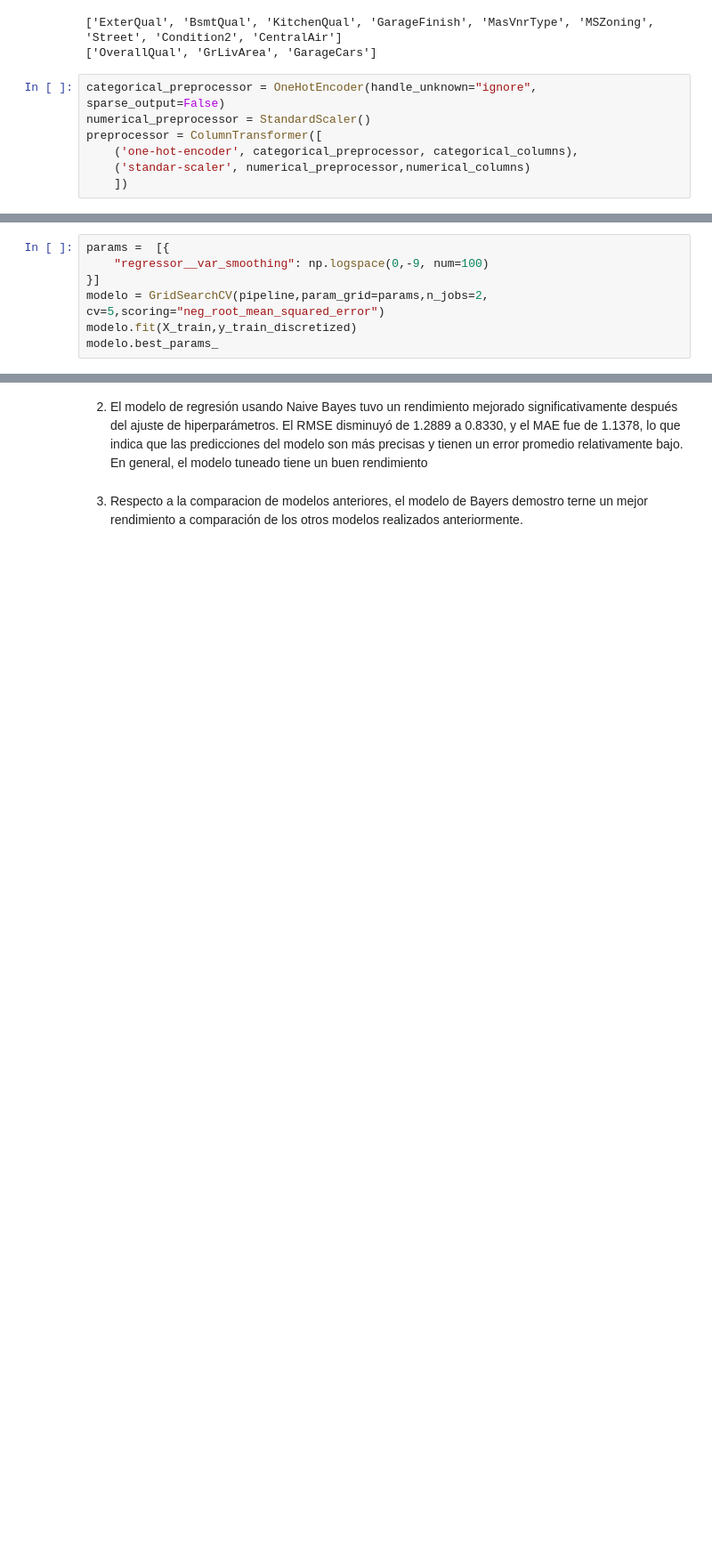
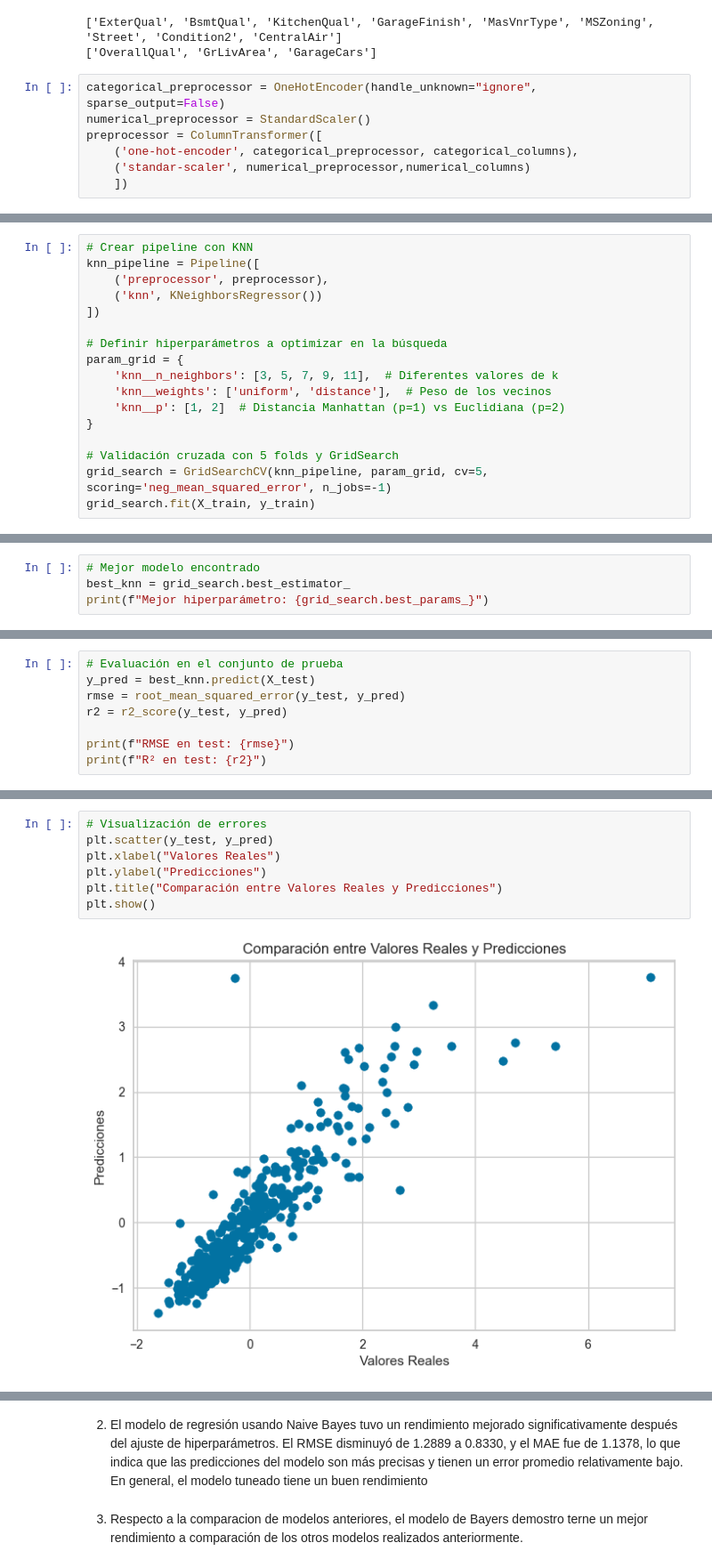
Before and after one commit to SebastianUVG/HT6_KNN, a Jupyter notebook: HT6.ipynb, the cells around one changed output, grey strips where cells are left out. Shown at 89% size. Saved outputs shown, nothing was run; the diff lists cells and outputs as text; blank space fills up the shorter version.

```diff
--- a/HT6.ipynb
+++ b/HT6.ipynb
@@ -740,7 +661,0 @@ rmse_test
-# %%
-params =  [{
-    "regressor__var_smoothing": np.logspace(0,-9, num=100)
-}]
-modelo = GridSearchCV(pipeline,param_grid=params,n_jobs=2, cv=5,scoring="neg_root_mean_squared_error")
-modelo.fit(X_train,y_train_discretized)
-modelo.best_params_
@@ -811,0 +662,17 @@ Mean Absolute Error (MAE): 1.1377920494233433
+# %%
+# Crear pipeline con KNN
+knn_pipeline = Pipeline([
+    ('preprocessor', preprocessor),
+    ('knn', KNeighborsRegressor())
+])
+
+# Definir hiperparámetros a optimizar en la búsqueda
+param_grid = {
+    'knn__n_neighbors': [3, 5, 7, 9, 11],  # Diferentes valores de k
+    'knn__weights': ['uniform', 'distance'],  # Peso de los vecinos
+    'knn__p': [1, 2]  # Distancia Manhattan (p=1) vs Euclidiana (p=2)
+}
+
+# Validación cruzada con 5 folds y GridSearch
+grid_search = GridSearchCV(knn_pipeline, param_grid, cv=5, scoring='neg_mean_squared_error', n_jobs=-1)
+grid_search.fit(X_train, y_train)
@@ -811,0 +697,4 @@ Mean Absolute Error (MAE): 1.1377920494233433
+# %%
+# Mejor modelo encontrado
+best_knn = grid_search.best_estimator_
+print(f"Mejor hiperparámetro: {grid_search.best_params_}")
@@ -811,0 +703,8 @@ Mean Absolute Error (MAE): 1.1377920494233433
+# %%
+# Evaluación en el conjunto de prueba
+y_pred = best_knn.predict(X_test)
+rmse = root_mean_squared_error(y_test, y_pred)
+r2 = r2_score(y_test, y_pred)
+
+print(f"RMSE en test: {rmse}")
+print(f"R² en test: {r2}")
@@ -811,0 +716,9 @@ Mean Absolute Error (MAE): 1.1377920494233433
+# %%
+# Visualización de errores
+plt.scatter(y_test, y_pred)
+plt.xlabel("Valores Reales")
+plt.ylabel("Predicciones")
+plt.title("Comparación entre Valores Reales y Predicciones")
+plt.show()
+# %% [output]
+[figure, added]
```
Also changed, not shown: parts of 21 cells of this notebook.
